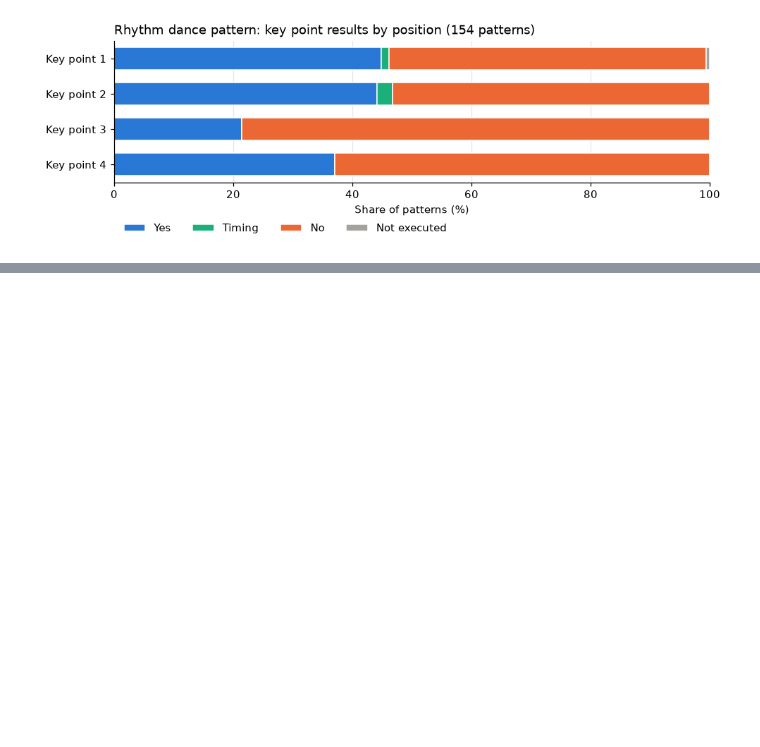
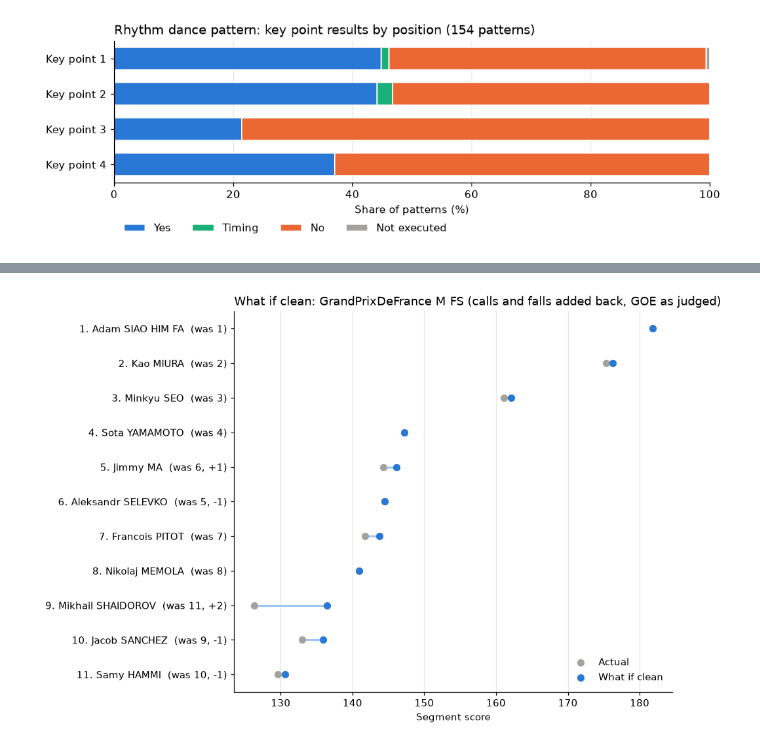
Before and after one commit to osoltar/figure-skating-db, a Jupyter notebook: notebooks/exploration.ipynb, the cells around one changed output, grey strips where cells are left out. Saved outputs shown, nothing was run; the diff lists cells and outputs as text; code cells hidden in the pictures; blank space fills up the shorter version.

```diff
--- a/notebooks/exploration.ipynb
+++ b/notebooks/exploration.ipynb
@@ -563,0 +566,86 @@ plt.show()
+# %%
+# "What if clean" ranking of one segment.
+# Adds back the base value lost to <, << and e calls: each called jump is valued as its
+# clean version in the Scale of Values (x bonus and +REP/RFE applied as usual).
+# The GOE stays as judged, so this is an indication, not a real score.
+# Optionally adds back the fall deductions, exactly as printed on the protocol's
+# deduction line (other deductions, e.g. time violations, stay deducted).
+# Invalid jumps (*) and attempts stay as they are; q and ! don't change the base value.
+# In pairs, only side-by-side jumps are adjusted (not throws or twists).
+EVENT, CATEGORY, SEGMENT = "GrandPrixDeFrance", "M", "FS"
+ADD_BACK_FALLS = True
+
+segment_filter = (f"c.event_code = '{EVENT}' AND s.category = '{CATEGORY}' "
+                  f"AND s.segment = '{SEGMENT}'")
+results = query(f"""
+    SELECT p.id AS performance_id, p.rank, p.total,
+           sk.first_name || ' ' || sk.last_name
+             || COALESCE(' / ' || pa.first_name || ' ' || pa.last_name, '') AS skater,
+           p.nation,
+           (SELECT COALESCE(SUM(d.count), 0) FROM deductions d
+            WHERE d.performance_id = p.id AND d.type = 'Falls')          AS falls,
+           (SELECT COALESCE(-SUM(d.points), 0) FROM deductions d
+            WHERE d.performance_id = p.id AND d.type = 'Falls')          AS fall_deduction
+    FROM performances p
+    JOIN segments s       ON p.segment_id = s.id
+    JOIN competitions c   ON s.competition_id = c.id
+    JOIN skaters sk       ON p.skater_id = sk.id
+    LEFT JOIN skaters pa  ON p.partner_id = pa.id
+    WHERE {segment_filter}
+""")
+called = query(f"""
+    SELECT p.id AS performance_id, c.season, ep.rotations, ep.jump, ep.markers,
+           e.second_half, e.flags AS element_flags
+    FROM element_parts ep
+    JOIN elements e     ON ep.element_id = e.id
+    JOIN performances p ON e.performance_id = p.id
+    JOIN segments s     ON p.segment_id = s.id
+    JOIN competitions c ON s.competition_id = c.id
+    WHERE {segment_filter} AND ep.rotations > 0 AND ep.invalid = 0
+      AND (ep.under_rotated = 1 OR ep.downgraded = 1 OR ep.wrong_edge = 1)
+""")
+scale = query("SELECT season, code, base_value FROM scale_of_values WHERE discipline = 'SinglesPairs'")
+value = {(row.season, row.code): row.base_value for row in scale.itertuples()}
+
+
+def points_regained(row):
+    """Clean value - called value of one jump, from the Scale of Values."""
+    signs = "".join(ch for ch in row.markers if ch in "<qe!")
+    stem = "Eu" if row.jump == "Eu" else f"{row.rotations}{row.jump}"
+    factor = 1.1 if row.second_half else 1.0
+    if "REP" in row.element_flags or "RFE" in row.element_flags:
+        factor *= 0.8
+    return (value[(row.season, stem)] - value[(row.season, stem + signs)]) * factor
+
+
+called["regained"] = called.apply(points_regained, axis=1) if len(called) else []
+results = results.merge(called.groupby("performance_id").regained.sum().rename("call_points"),
+                        on="performance_id", how="left").fillna({"call_points": 0})
+results["fall_points"] = results.fall_deduction if ADD_BACK_FALLS else 0
+results["clean_total"] = results.total + results.call_points + results.fall_points
+results["clean_rank"] = results.clean_total.rank(ascending=False, method="min").astype(int)
+results["rank_change"] = results["rank"] - results.clean_rank       # + = moves up
+results = results.sort_values("clean_rank")
+display(results[["clean_rank", "rank", "rank_change", "skater", "nation", "total",
+                 "call_points", "falls", "fall_points", "clean_total"]].round(2))
+
+# Chart: actual total (grey) -> what-if-clean total (blue), sorted by what-if rank
+fig, ax = plt.subplots(figsize=(9, 0.42 * len(results) + 1.6))
+y = range(len(results))
+ax.hlines(y, results.total, results.clean_total, color="#9ec5f4", linewidth=2, zorder=1)
+ax.scatter(results.total, y, s=40, color="#a3a29d", zorder=2, label="Actual")
+ax.scatter(results.clean_total, y, s=40, color="#2a78d6", zorder=3, label="What if clean")
+labels = [f"{cr}. {name}  (was {r}{', ' + format(c, '+d') if c else ''})"
+          for cr, name, r, c in zip(results.clean_rank, results.skater, results["rank"],
+                                    results.rank_change)]
+ax.set_yticks(list(y), labels)
+ax.invert_yaxis()
+ax.grid(axis="y", visible=False)
+ax.set_xlabel("Segment score")
+ax.legend(frameon=False, loc="lower right")
+falls_note = " and falls" if ADD_BACK_FALLS else ""
+ax.set_title(f"What if clean: {EVENT} {CATEGORY} {SEGMENT} (calls{falls_note} added back, GOE as judged)",
+             loc="left")
+fig.tight_layout()
+plt.show()
+# %% [output]
@@ -563,0 +664 @@ plt.show()
+[figure, added]
```
Also changed, not shown: parts of 2 cells of this notebook, 6 other files.
